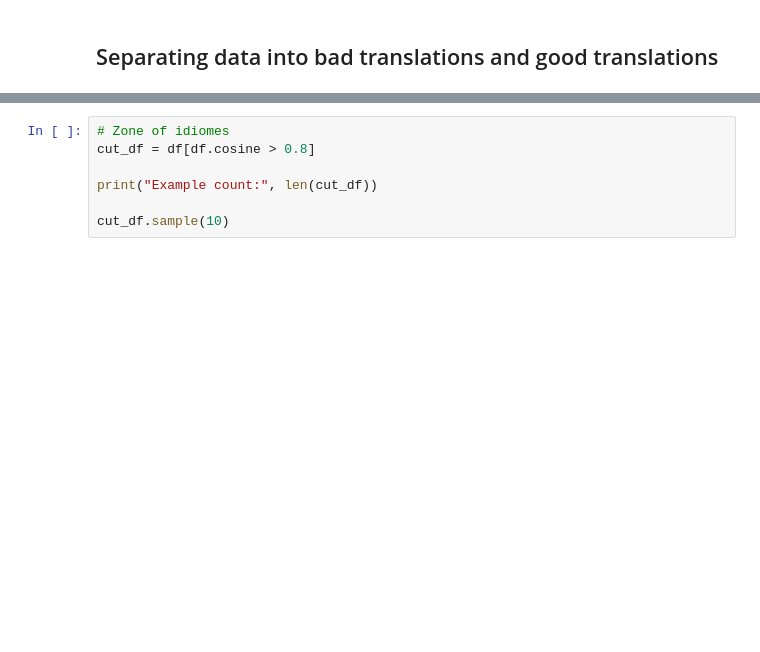
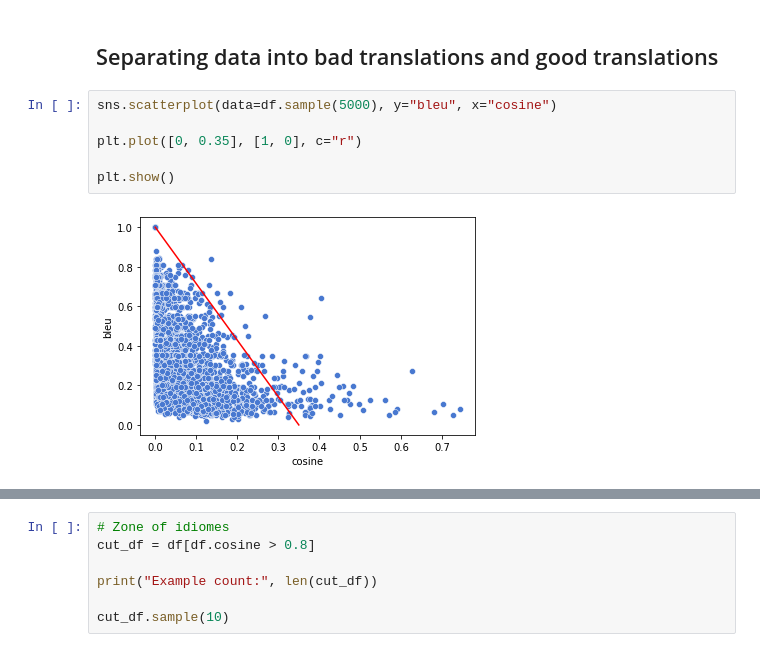
Before and after one commit to no-brainer/tda-mt-mirror, a Jupyter notebook: translation_scores_analysis.ipynb, the cells around one changed output, grey strips where cells are left out. Saved outputs shown, nothing was run; the diff lists cells and outputs as text; blank space fills up the shorter version.

Commit message:
upd: added more folders to gitignore. also, more plots

```diff
--- a/translation_scores_analysis.ipynb
+++ b/translation_scores_analysis.ipynb
@@ -109,2 +112,10 @@ df.corr()
 # %% [markdown]
 ## Separating data into bad translations and good translations
+# %%
+sns.scatterplot(data=df.sample(5000), y="bleu", x="cosine")
+
+plt.plot([0, 0.35], [1, 0], c="r")
+
+plt.show()
+# %% [output]
+[figure, added]
```
Also changed, not shown: parts of 6 cells of this notebook, 1 other file.
